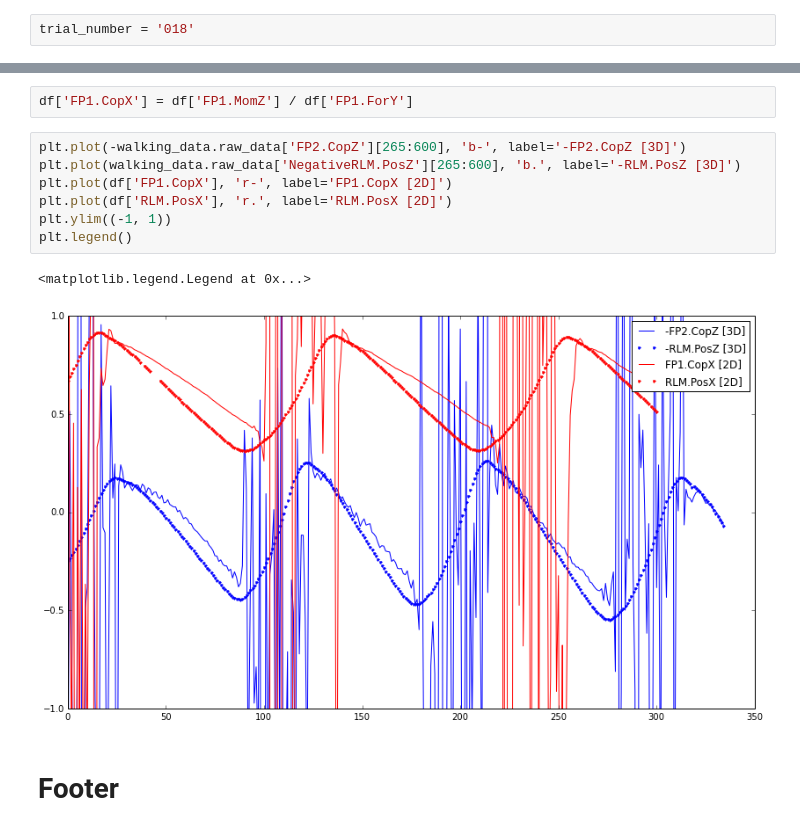
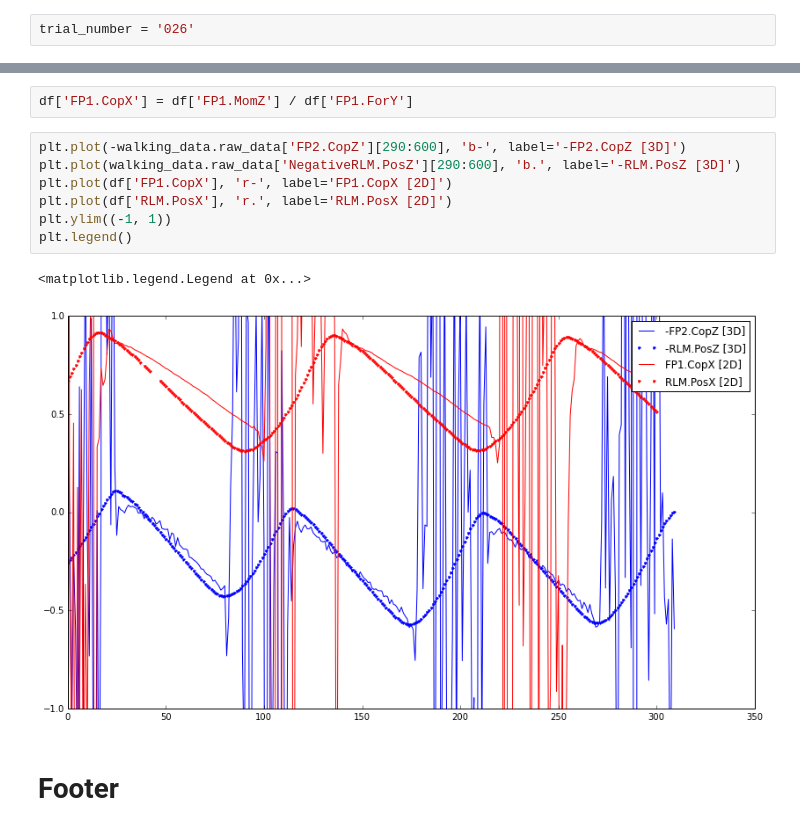
Before and after one commit to csu-hmc/gait-control-direct-id-paper, a Jupyter notebook: notebooks/find_moment_error.ipynb, the cells around one changed output, grey strips where cells are left out. Cells and saved outputs as stored; diff of their text form.

Commit message:
Using trial 26.

```diff
--- a/notebooks/find_moment_error.ipynb
+++ b/notebooks/find_moment_error.ipynb
@@ -34,7 +34,7 @@ Trials data directory is set to /home/moorepants/Data/human-gait/gait-control-id
 # %% [markdown]
 Trial #26 is a good trial.
 # %%
-trial_number = '018'
+trial_number = '026'
 # %% [markdown]
 First, extract the data from the first normal walking period in the trial.
 # %%
@@ -181,15 +181,15 @@ Everything seems to be fine. The differnce in the moment curves simply reflect t
 # %%
 df['FP1.CopX'] = df['FP1.MomZ'] / df['FP1.ForY']
 # %%
-plt.plot(-walking_data.raw_data['FP2.CopZ'][265:600], 'b-', label='-FP2.CopZ [3D]')
-plt.plot(walking_data.raw_data['NegativeRLM.PosZ'][265:600], 'b.', label='-RLM.PosZ [3D]')
+plt.plot(-walking_data.raw_data['FP2.CopZ'][290:600], 'b-', label='-FP2.CopZ [3D]')
+plt.plot(walking_data.raw_data['NegativeRLM.PosZ'][290:600], 'b.', label='-RLM.PosZ [3D]')
 plt.plot(df['FP1.CopX'], 'r-', label='FP1.CopX [2D]')
 plt.plot(df['RLM.PosX'], 'r.', label='RLM.PosX [2D]')
 plt.ylim((-1, 1))
 plt.legend()
 # %% [output]
 <matplotlib.legend.Legend at 0x...>
-[figure, old version]
+[figure, new version]
 # %% [markdown]
 # Footer
 # %%
```
Also changed, not shown: parts of 7 cells of this notebook.
